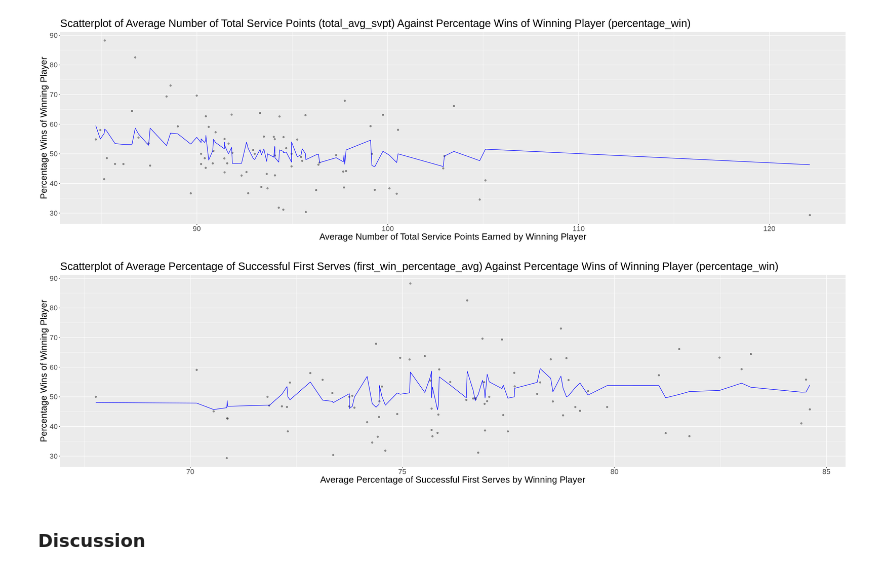
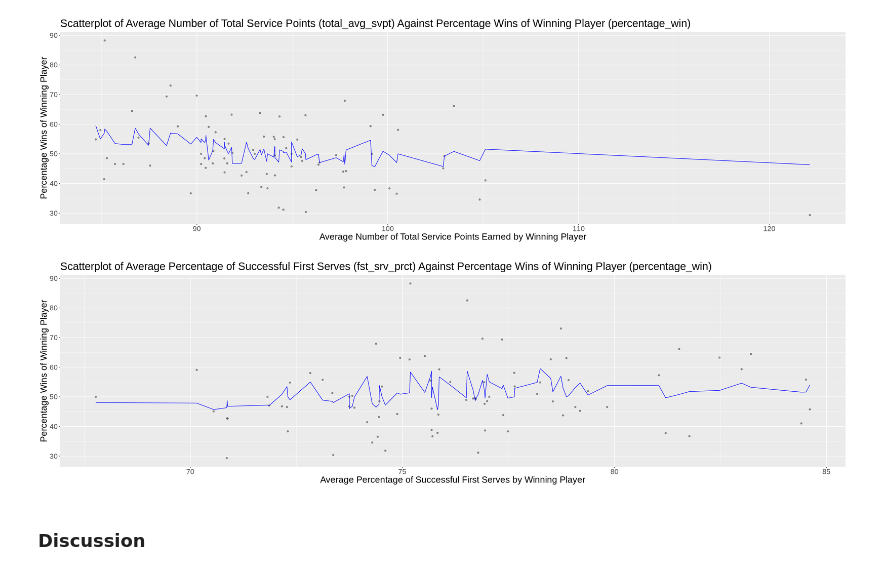
Before and after one commit to kimtanpalanca/dsci_group_15, a Jupyter notebook: group_project_report.ipynb, the cells around one changed output. Saved outputs shown, nothing was run; the diff lists cells and outputs as text; code cells hidden in the pictures.

```diff
--- a/group_project_report.ipynb
+++ b/group_project_report.ipynb
@@ -165,0 +173,34 @@ New names:
+# %%
+data <- data%>%
+    group_by(winner_name)%>%
+    summarize(number_of_wins = n(),
+              avg_ace = mean(w_ace),
+              avg_df = mean(w_df),
+              avg_svpt = mean(w_svpt),
+              avg_svgm = mean(w_SvGms),
+              avg_first = mean(w_1stIn),
+              avg_first_won = mean(w_1stWon))%>%
+#removing repeats in data by averaging all the values over three years
+    bind_cols(winner_data)%>%
+#combining the relevant columns in winner_data with the data dataframe
+    rename(winner_name = winner_name...1)%>%
+    mutate(total_avg_svpt = avg_svpt + avg_svgm,
+#summing service points and service games (both are points earned by serving)
+           fst_srv_prct = (avg_first_won/avg_first)*100)%>%
+#calculating the percentage of successful first serves
+     filter(n_games > 50)%>%
+#filtering for winners who play at least 50 games in order to eliminate outliers
+    select(percentage_win,
+           avg_ace,
+           avg_df,
+           total_avg_svpt,
+           fst_srv_prct)%>%
+#selecting relevant variables
+    mutate(avg_ace = round(avg_ace, 2),
+           avg_df = round(avg_df, 2),
+           total_avg_svpt = round(total_avg_svpt, 2),
+           fst_srv_prct = round(fst_srv_prct, 2),
+           percentage_win = round(percentage_win, 2))
+#converting variables to appropriate data types and rounding to 2 decimal places
+
+head(data, 10)
@@ -368,21 +475,21 @@ svpt_plot
 # %%
 options(repr.plot.width = 25, repr.plot.height = 7)
 
-win_plot <- ggplot(predictions, aes(x = first_win_percentage_avg, y = percentage_win)) +
+win_plot <- ggplot(predictions, aes(x = fst_srv_prct, y = percentage_win)) +
   geom_point(alpha = 0.4) +
     xlab("Average Percentage of Successful First Serves by Winning Player") +
     ylab("Percentage Wins of Winning Player") +
     geom_line(data = predictions,
-            mapping = aes(x = first_win_percentage_avg, y = .pred),
+            mapping = aes(x = fst_srv_prct, y = .pred),
             color = "blue") +
-  ggtitle("Scatterplot of Average Percentage of Successful First Serves (first_win_percentage_avg) Against Percentage Wins of Winning Player (percentage_win)") +
+  ggtitle("Scatterplot of Average Percentage of Successful First Serves (fst_srv_prct) Against Percentage Wins of Winning Player (percentage_win)") +
   theme (text = element_text (size = 20))
 
 win_plot
 
 #graphing each individual predictor against the response variable to evaluate the relationships between them
 # %% [output]
-[figure, old version]
+[figure, new version]
 # %% [markdown]
 ### Discussion
 # %% [markdown]
```
Also changed, not shown: parts of 33 cells of this notebook.
